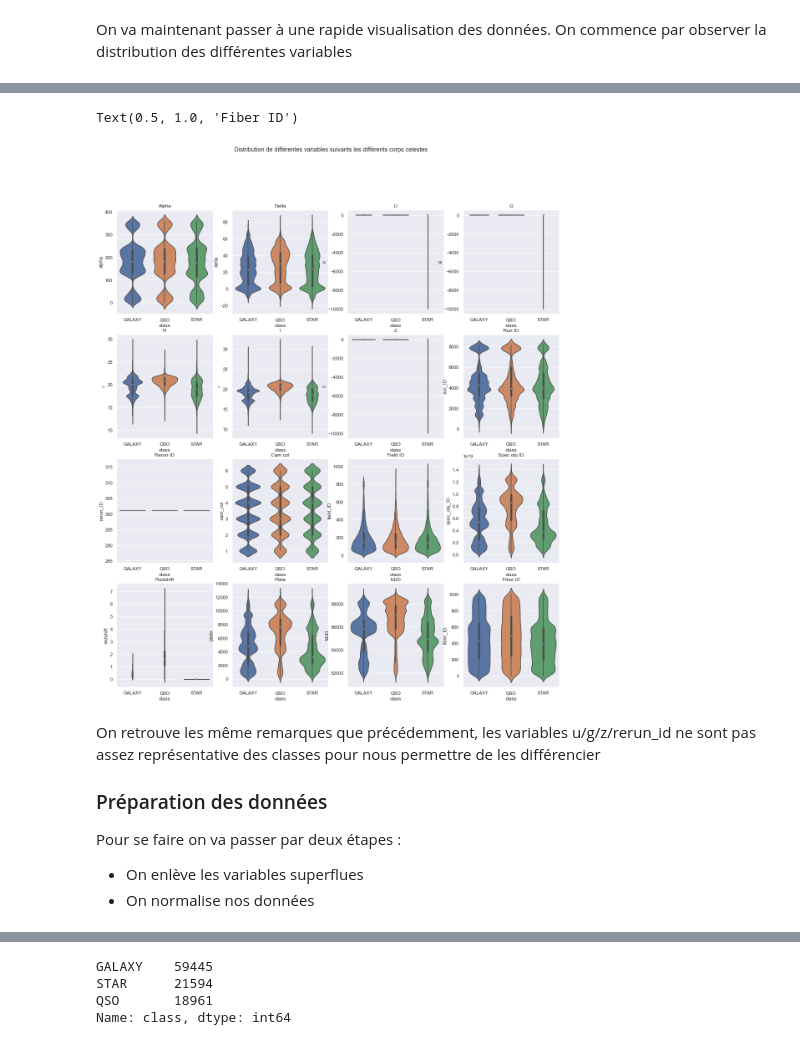
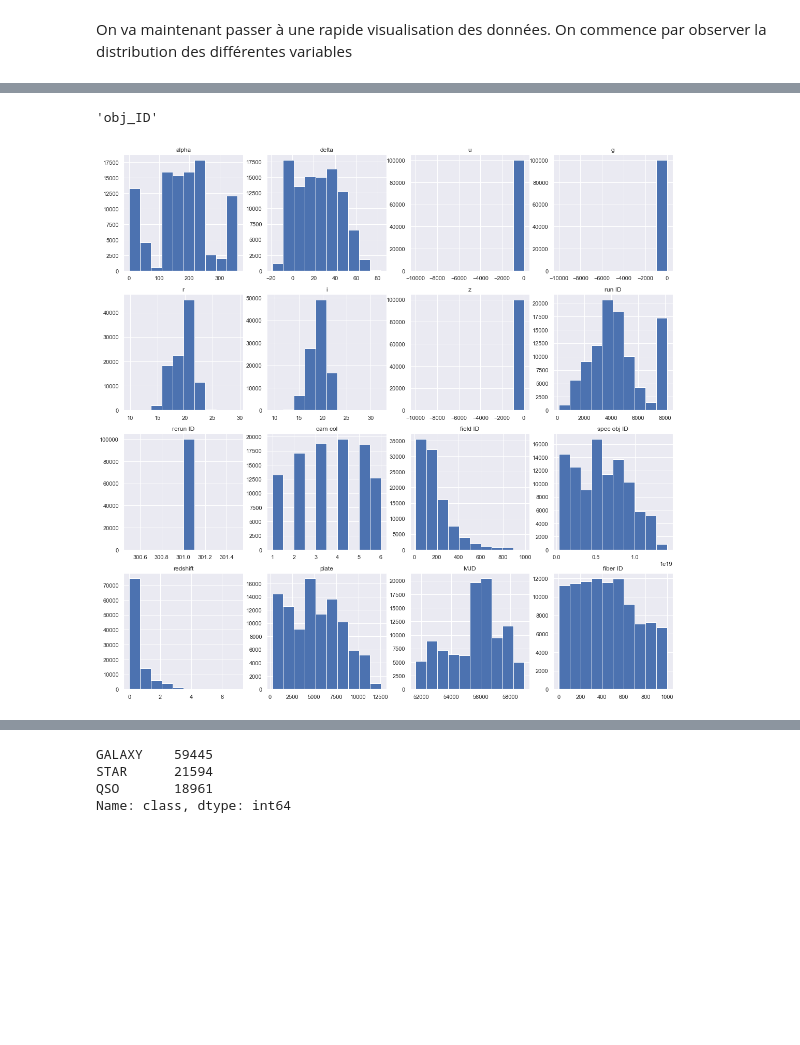
Before and after one commit to MohamedNennouche/stellar-classification, a Jupyter notebook: notebook-stellar.ipynb, the cells around one changed output, grey strips where cells are left out. Drawn from its saved outputs; the diff is of its cells as text; code cells hidden in the pictures; blank space fills up the shorter version.

```diff
--- a/notebook-stellar.ipynb
+++ b/notebook-stellar.ipynb
@@ -278,61 +88,19 @@ Donc on analysera par la suite l'intérêt de ces variables et leur suppression
-# %%
-sns.set_theme(style="darkgrid")
-fig, axes = plt.subplots(4, 4, figsize=(19,21),)
-fig.suptitle('Distribution de différentes variables suivants les différents corps celestes')
-
-sns.violinplot(ax=axes[0, 0],data=data_stellar ,x='class', y='alpha')
-axes[0,0].set_title('Alpha')
-
-sns.violinplot(ax=axes[0, 1],data=data_stellar ,x='class', y='delta')
-axes[0,1].set_title('Delta')
-
-sns.violinplot(ax=axes[0, 2],data=data_stellar ,x='class', y='u')
-axes[0,2].set_title('U')
-
-sns.violinplot(ax=axes[0, 3],data=data_stellar ,x='class', y='g')
-axes[0,3].set_title('G')
-
-sns.violinplot(ax=axes[1, 0],data=data_stellar ,x='class', y='r')
-axes[1,0].set_title('R')
-
-sns.violinplot(ax=axes[1, 1],data=data_stellar ,x='class', y='i')
-axes[1,1].set_title('I')
-
-sns.violinplot(ax=axes[1, 2],data=data_stellar ,x='class', y='z')
-axes[1,2].set_title('Z')
-
-sns.violinplot(ax=axes[1, 3],data=data_stellar ,x='class', y='run_ID')
-axes[1,3].set_title('Run ID')
-
-sns.violinplot(ax=axes[2, 0],data=data_stellar ,x='class', y='rerun_ID')
-axes[2,0].set_title('Rerun ID')
-
-sns.violinplot(ax=axes[2, 1],data=data_stellar ,x='class', y='cam_col')
-axes[2,1].set_title('Cam col')
-
-sns.violinplot(ax=axes[2, 2],data=data_stellar ,x='class', y='field_ID')
-axes[2,2].set_title('Field ID')
-
-sns.violinplot(ax=axes[2, 3],data=data_stellar ,x='class', y='spec_obj_ID')
-axes[2,3].set_title('Spec obj ID')
-
-sns.violinplot(ax=axes[3, 0],data=data_stellar ,x='class', y='redshift')
-axes[3,0].set_title('Redshift')
-
-sns.violinplot(ax=axes[3, 1],data=data_stellar ,x='class', y='plate')
-axes[3,1].set_title('Plate')
-
-sns.violinplot(ax=axes[3, 2],data=data_stellar ,x='class', y='MJD')
-axes[3,2].set_title('MJD')
-
-sns.violinplot(ax=axes[3, 3],data=data_stellar ,x='class', y='fiber_ID')
-axes[3,3].set_title('Fiber ID')
-# %% [output]
-Text(0.5, 1.0, 'Fiber ID')
-[figure, removed]
-# %% [markdown]
-On retrouve les même remarques que précédemment, les variables u/g/z/rerun_id ne sont pas assez représentative des classes pour nous permettre de les différencier
-### Préparation des données
-Pour se faire on va passer par deux étapes :
-- On enlève les variables superflues
-- On normalise nos données
+# %%
+columns_stellar = data_stellar.copy()
+columns_stellar.drop(['class'], axis = 1, inplace=True)
+columns = list(columns_stellar.columns)
+# %%
+columns.pop(0)
+# %% [output]
+'obj_ID'
+# %%
+sns.set_theme(style="darkgrid")
+plt.figure(figsize=(19,19))
+index = 1
+for column in columns :
+    plt.subplot(4,4,index)
+    plt.hist(data_stellar[column])
+    plt.title(column.replace('_',' '))
+    index +=1
+# %% [output]
+[figure, added]
```
Also changed, not shown: parts of 40 cells of this notebook, 1 other file.
